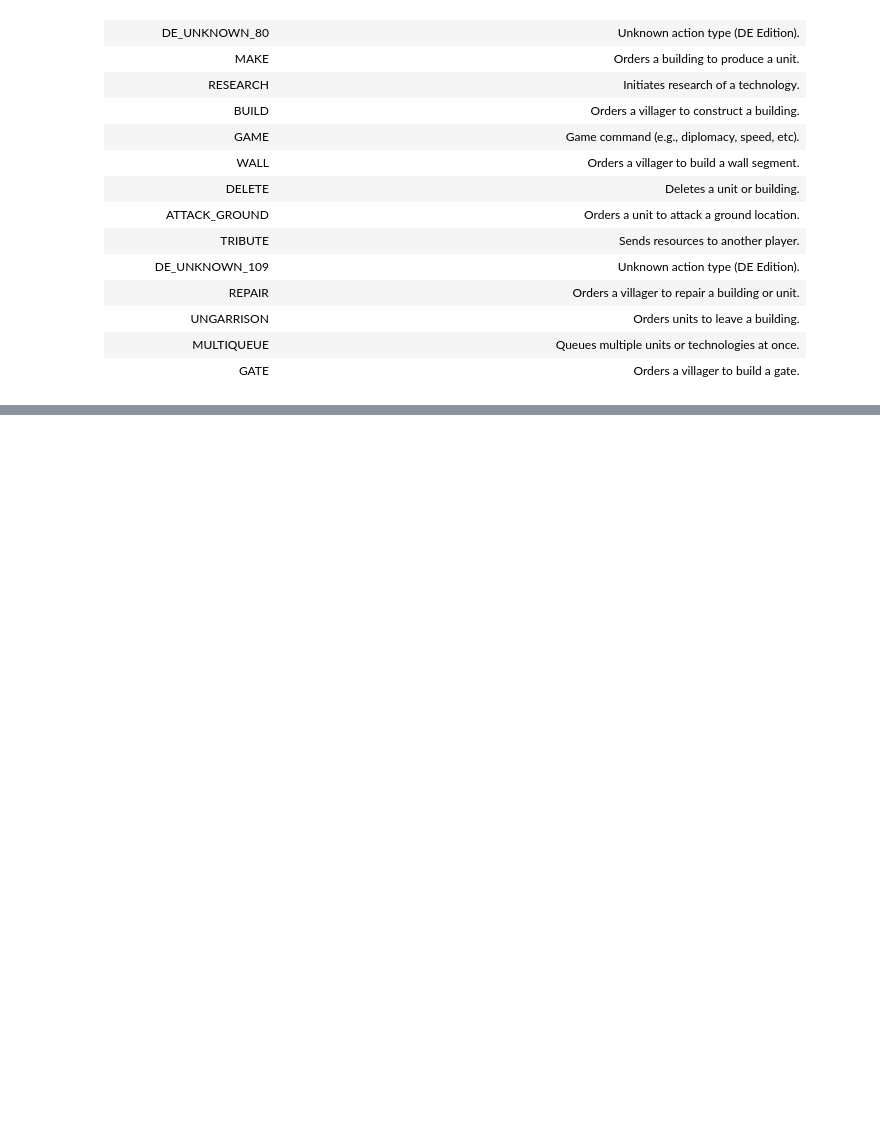
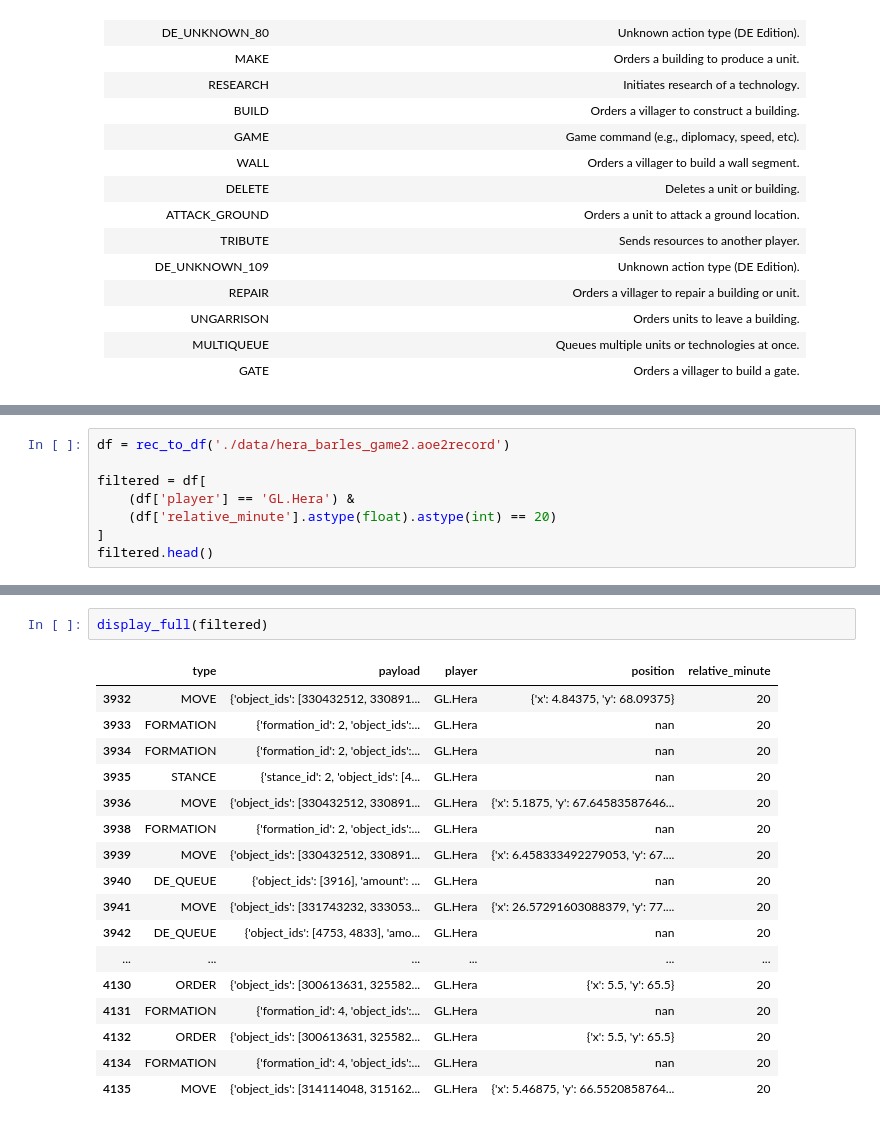
Before and after one commit to lcguerrerocovo/aoe-apm-analysis, a Jupyter notebook: notebooks/apm_analysis.ipynb, the cells around one changed output, grey strips where cells are left out. Cells and saved outputs as stored; diff of their text form; blank space fills up the shorter version.

```diff
--- a/notebooks/apm_analysis.ipynb
+++ b/notebooks/apm_analysis.ipynb
@@ -116,0 +222,8 @@ plot_apm(prepare_rec('./data/theviper.aoe2record'))
+# %%
+df = rec_to_df('./data/hera_barles_game2.aoe2record')
+
+filtered = df[
+    (df['player'] == 'GL.Hera') &
+    (df['relative_minute'].astype(float).astype(int) == 20)
+]
+filtered.head()
@@ -116,0 +237,20 @@ plot_apm(prepare_rec('./data/theviper.aoe2record'))
+# %%
+display_full(filtered)
+# %% [output]
+|  | type | payload | player | position | relative_minute |
+| 3932 | MOVE | {'object_ids': [330432512, 330891... | GL.Hera | {'x': 4.84375, 'y': 68.09375} | 20 |
+| 3933 | FORMATION | {'formation_id': 2, 'object_ids':... | GL.Hera | nan | 20 |
+| 3934 | FORMATION | {'formation_id': 2, 'object_ids':... | GL.Hera | nan | 20 |
+| 3935 | STANCE | {'stance_id': 2, 'object_ids': [4... | GL.Hera | nan | 20 |
+| 3936 | MOVE | {'object_ids': [330432512, 330891... | GL.Hera | {'x': 5.1875, 'y': 67.64583587646... | 20 |
+| 3938 | FORMATION | {'formation_id': 2, 'object_ids':... | GL.Hera | nan | 20 |
+| 3939 | MOVE | {'object_ids': [330432512, 330891... | GL.Hera | {'x': 6.458333492279053, 'y': 67.... | 20 |
+| 3940 | DE_QUEUE | {'object_ids': [3916], 'amount': ... | GL.Hera | nan | 20 |
+| 3941 | MOVE | {'object_ids': [331743232, 333053... | GL.Hera | {'x': 26.57291603088379, 'y': 77.... | 20 |
+| 3942 | DE_QUEUE | {'object_ids': [4753, 4833], 'amo... | GL.Hera | nan | 20 |
+| ... | ... | ... | ... | ... | ... |
+| 4130 | ORDER | {'object_ids': [300613631, 325582... | GL.Hera | {'x': 5.5, 'y': 65.5} | 20 |
+| 4131 | FORMATION | {'formation_id': 4, 'object_ids':... | GL.Hera | nan | 20 |
+| 4132 | ORDER | {'object_ids': [300613631, 325582... | GL.Hera | {'x': 5.5, 'y': 65.5} | 20 |
+| 4134 | FORMATION | {'formation_id': 4, 'object_ids':... | GL.Hera | nan | 20 |
+| 4135 | MOVE | {'object_ids': [314114048, 315162... | GL.Hera | {'x': 5.46875, 'y': 66.5520858764... | 20 |
```
Also changed, not shown: parts of 9 cells of this notebook, 3 other files.
